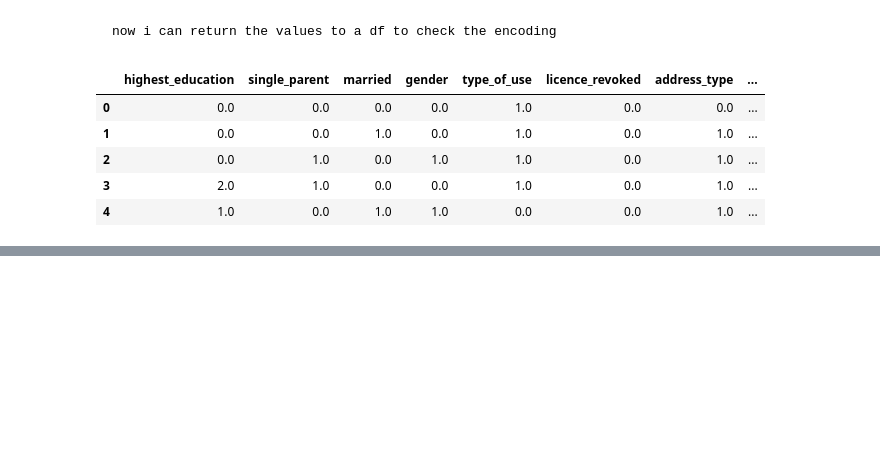
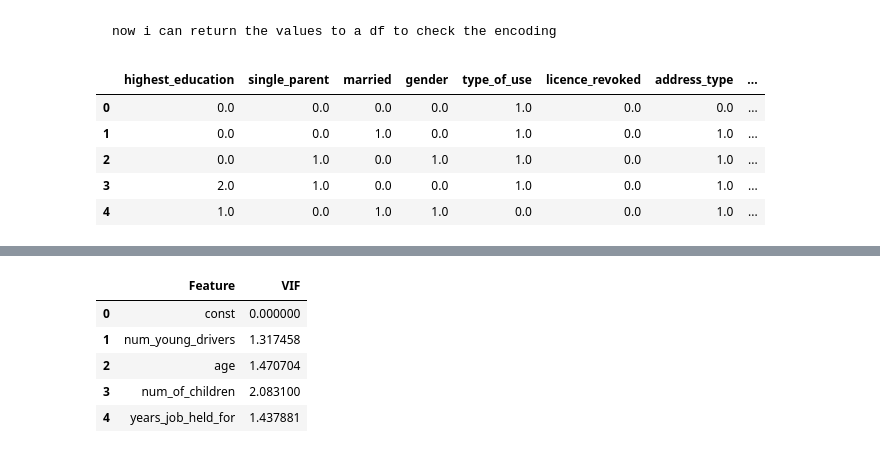
Before and after one commit to shafnybuilds/Car_Insurance_Claim_Prediction, a Jupyter notebook: Scripts/main.ipynb, the cells around one changed output, grey strips where cells are left out. Saved outputs shown, nothing was run; the diff lists cells and outputs as text; code cells hidden in the pictures; blank space fills up the shorter version.

```diff
--- a/Scripts/main.ipynb
+++ b/Scripts/main.ipynb
@@ -631,0 +634,2 @@ all_cat_encoded_df.head()
+# %%
+X_train_cleaned = pd.concat([train_imputed_df[numerical_cols], all_cat_encoded_df], axis=1)
@@ -631,0 +651,24 @@ all_cat_encoded_df.head()
+# %%
+# VIF Calculation
+def calculate_vif(dataframe):
+    # Add a constant to the DataFrame (intercept term)
+    df_with_constant = add_constant(dataframe)
+
+    # Calculate VIF for each feature
+    vif_data = pd.DataFrame()
+    vif_data["Feature"] = df_with_constant.columns
+    vif_data["VIF"] = [variance_inflation_factor(df_with_constant.values, i)
+                       for i in range(df_with_constant.shape[1])]
+
+    return vif_data
+
+# Calculate VIF for encoded data
+vif_df = calculate_vif(X_train_cleaned)
+vif_df.head()
+# %% [output]
+|  | Feature | VIF |
+| 0 | const | 0.000000 |
+| 1 | num_young_drivers | 1.317458 |
+| 2 | age | 1.470704 |
+| 3 | num_of_children | 2.083100 |
+| 4 | years_job_held_for | 1.437881 |
```
Also changed, not shown: parts of 4 cells of this notebook, 1 other file.
